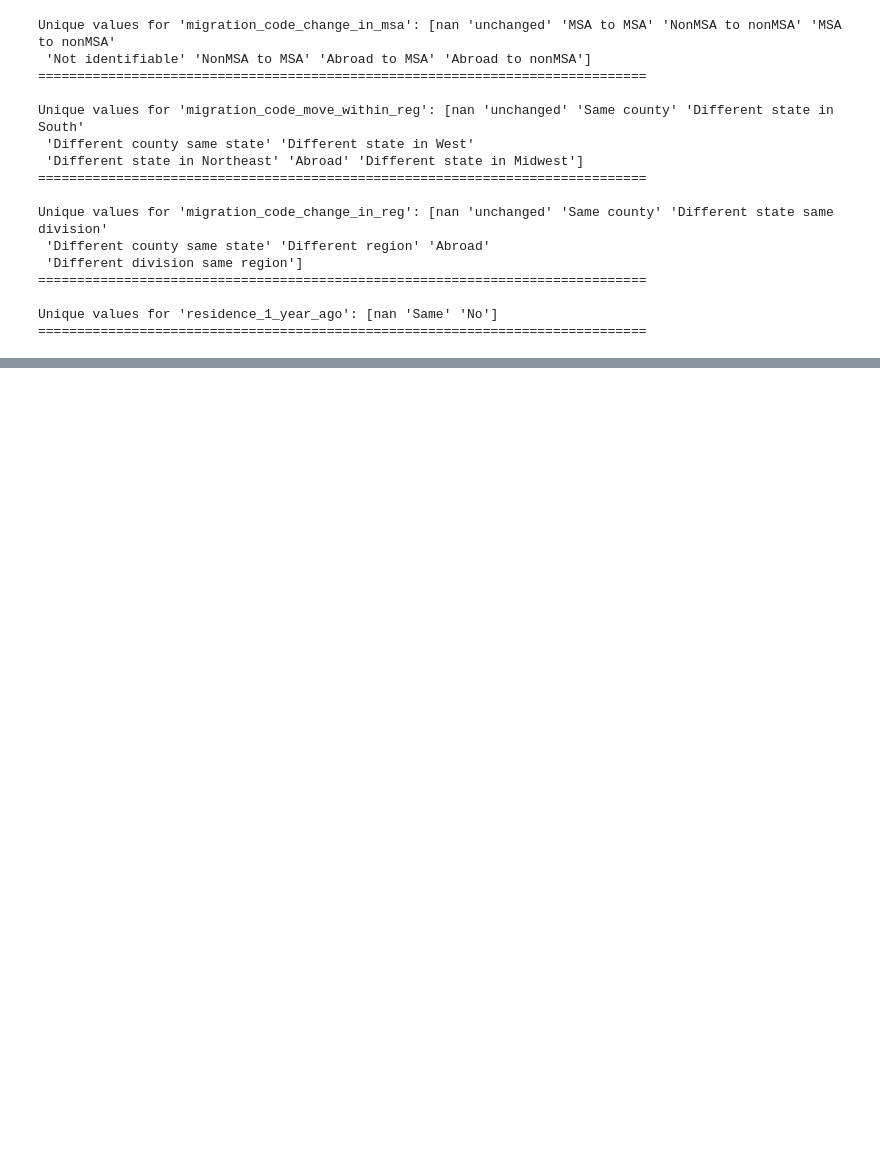
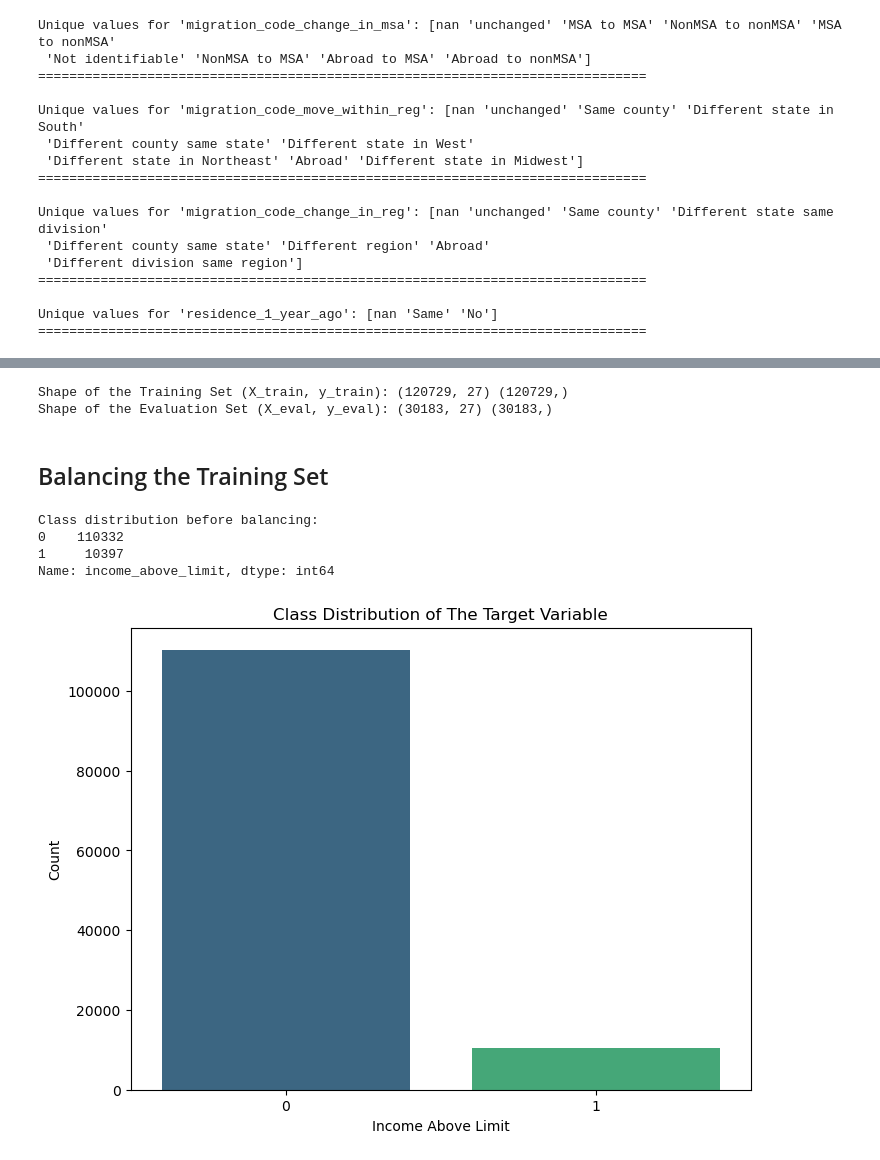
Before and after one commit to rasmodev/Income-Prediction-Challenge-For-Azubian, a Jupyter notebook: Income_Prediction.ipynb, the cells around one changed output, grey strips where cells are left out. Drawn from its saved outputs; the diff is of its cells as text; code cells hidden in the pictures; blank space fills up the shorter version.

```diff
--- a/Income_Prediction.ipynb
+++ b/Income_Prediction.ipynb
@@ -865,0 +1140,4 @@ train_df
+# %%
+# Reading test dataset
+train_df_preprocessed = pd.read_csv('data/train_df_preprocessed.csv')
+test_df_preprocessed = pd.read_csv('data/test_df_preprocessed.csv')
@@ -865,0 +1176,7 @@ train_df
+# %%
+# Define your feature matrix 'X' and target variable 'y'
+X = train_df_preprocessed.drop(columns=['income_above_limit'])
+y = train_df_preprocessed['income_above_limit']
+
+# Split the data into a training set and an evaluation set (i.e., 80% training, 20% evaluation)
+X_train, X_eval, y_train, y_eval = train_test_split(X, y, test_size=0.2, random_state=42, stratify=y)
@@ -865,0 +1191,30 @@ train_df
+# %%
+print("Shape of the Training Set (X_train, y_train):", X_train.shape, y_train.shape)
+print("Shape of the Evaluation Set (X_eval, y_eval):", X_eval.shape, y_eval.shape)
+# %% [output]
+Shape of the Training Set (X_train, y_train): (120729, 27) (120729,)
+Shape of the Evaluation Set (X_eval, y_eval): (30183, 27) (30183,)
+# %% [markdown]
+## Balancing the Training Set
+# %%
+# Check the class distribution in the training set
+print("Class distribution before balancing:")
+print(y_train.value_counts())
+# %% [output]
+Class distribution before balancing:
+0    110332
+1     10397
+Name: income_above_limit, dtype: int64
+# %%
+# Count the occurrences of each class in the dataset
+class_counts = y_train.value_counts()
+
+# Create a bar plot to visualize the class distribution
+plt.figure(figsize=(8, 6))
+sns.barplot(x=class_counts.index, y=class_counts.values, palette='viridis')
+plt.xlabel('Income Above Limit')
+plt.ylabel('Count')
+plt.title('Class Distribution of The Target Variable')
+plt.show()
+# %% [output]
+[figure, added]
```
Also changed, not shown: parts of 100 cells of this notebook.
